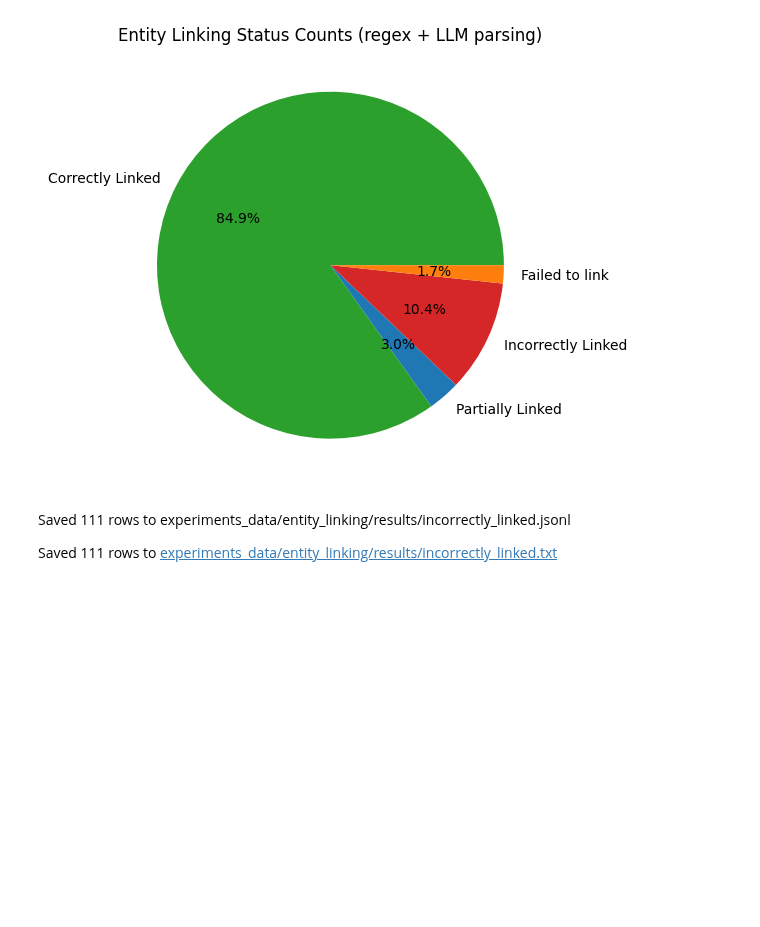
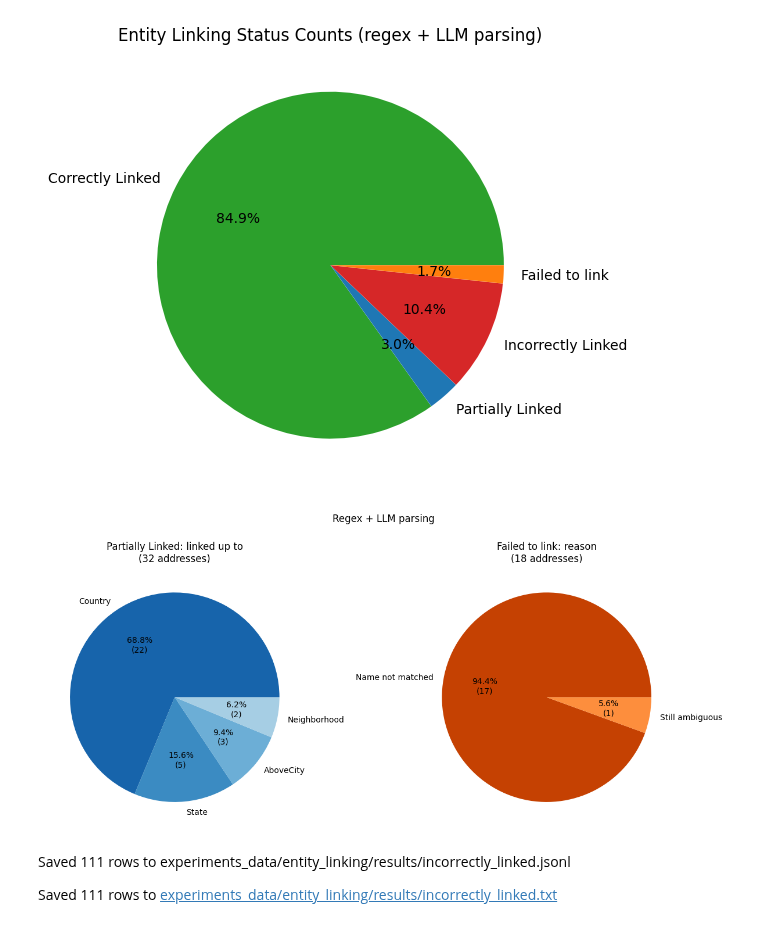
Before and after one commit to ISE-FIZKarlsruhe/bzk-address-parsing, a Jupyter notebook: entity_linking.ipynb, the cells around one changed output. Cells and saved outputs as stored; diff of their text form; code cells hidden in the pictures; blank space fills up the shorter version.

Commit message:
Add more pie charts

```diff
--- a/entity_linking.ipynb
+++ b/entity_linking.ipynb
@@ -210,6 +210,12 @@ Legend:
     disambiguate between them
  - 'Not a location' means the predicted raw value does not contain any location that can be linked (e.g. Deportation)
 [figure]
+# %%
+partial_link_counts = utils.partial_link_entity_type_counts(outcomes, bzkopen_gt)
+failed_to_link_counts = utils.failed_to_link_reason_counts(outcomes, bzkopen_gt)
+utils.plot_partial_and_failed_link_pies(partial_link_counts, failed_to_link_counts, title="Regex + LLM parsing")
+# %% [output]
+[figure, added]
 # %%
 RESULTS_DIR = Path("experiments_data/entity_linking/results")
 indexed_gt = utils.index_by_address_id(bzkopen_gt)
```
Also changed, not shown: parts of 3 cells of this notebook, 2 other files.
